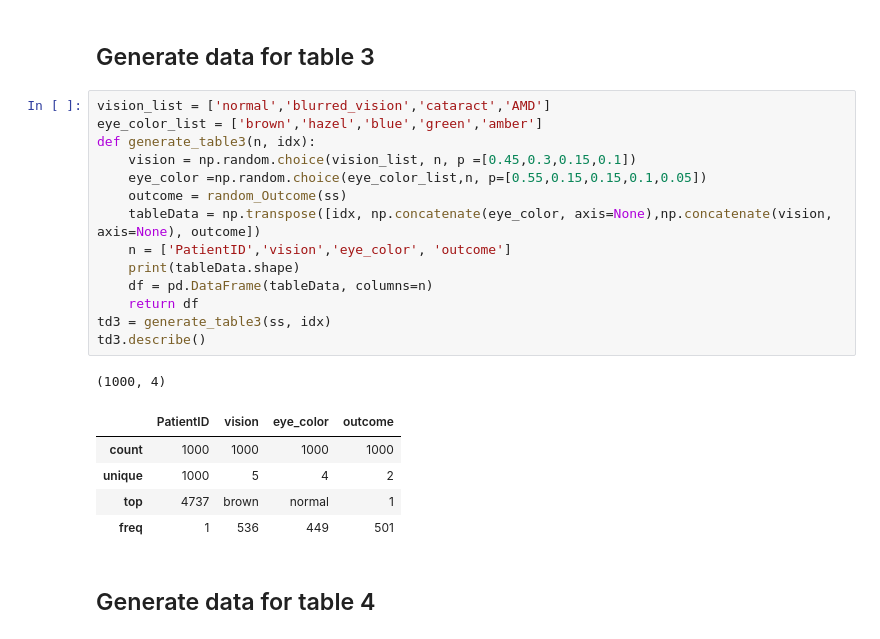
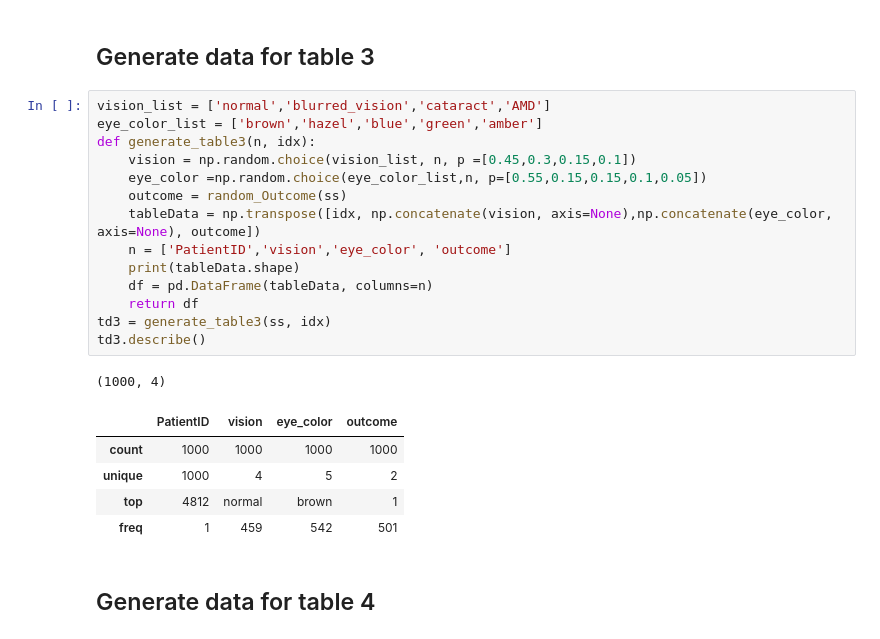
Before and after one commit to nidran/diabetes, a Jupyter notebook: data_generator.ipynb, the cells around one changed output. Saved outputs shown, nothing was run; the diff lists cells and outputs as text.

```diff
--- a/data_generator.ipynb
+++ b/data_generator.ipynb
@@ -128,24 +168,24 @@ freq           1   504         554     512
 # %%
 vision_list = ['normal','blurred_vision','cataract','AMD']
 eye_color_list = ['brown','hazel','blue','green','amber']
 def generate_table3(n, idx):
     vision = np.random.choice(vision_list, n, p =[0.45,0.3,0.15,0.1])
     eye_color =np.random.choice(eye_color_list,n, p=[0.55,0.15,0.15,0.1,0.05])
     outcome = random_Outcome(ss)
-    tableData = np.transpose([idx, np.concatenate(eye_color, axis=None),np.concatenate(vision, axis=None), outcome])
+    tableData = np.transpose([idx, np.concatenate(vision, axis=None),np.concatenate(eye_color, axis=None), outcome])
     n = ['PatientID','vision','eye_color', 'outcome']
     print(tableData.shape)
     df = pd.DataFrame(tableData, columns=n)
     return df
 td3 = generate_table3(ss, idx)
 td3.describe()
 # %% [output]
 (1000, 4)
 |  | PatientID | vision | eye_color | outcome |
 | count | 1000 | 1000 | 1000 | 1000 |
-| unique | 1000 | 5 | 4 | 2 |
-| top | 4737 | brown | normal | 1 |
-| freq | 1 | 536 | 449 | 501 |
+| unique | 1000 | 4 | 5 | 2 |
+| top | 4812 | normal | brown | 1 |
+| freq | 1 | 459 | 542 | 501 |
 # %% [markdown]
 ## Generate data for table 4
 # %%
```
Also changed, not shown: parts of 29 cells of this notebook.
